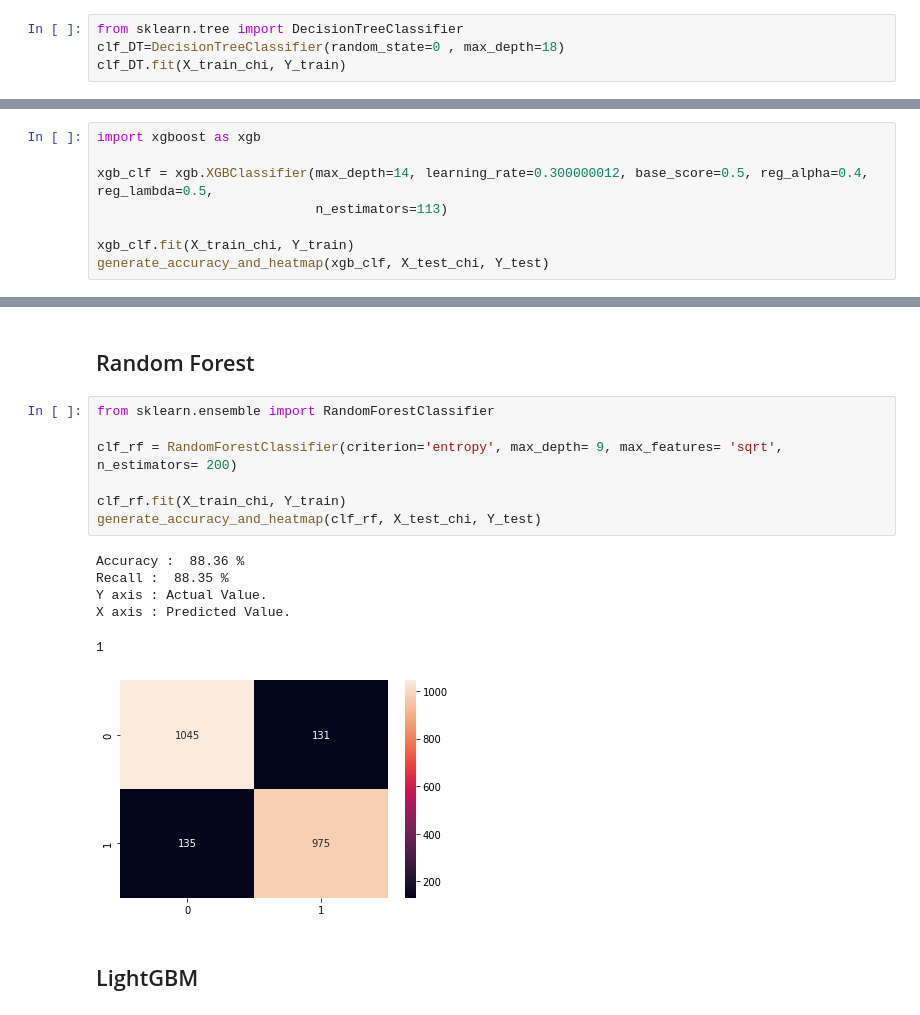
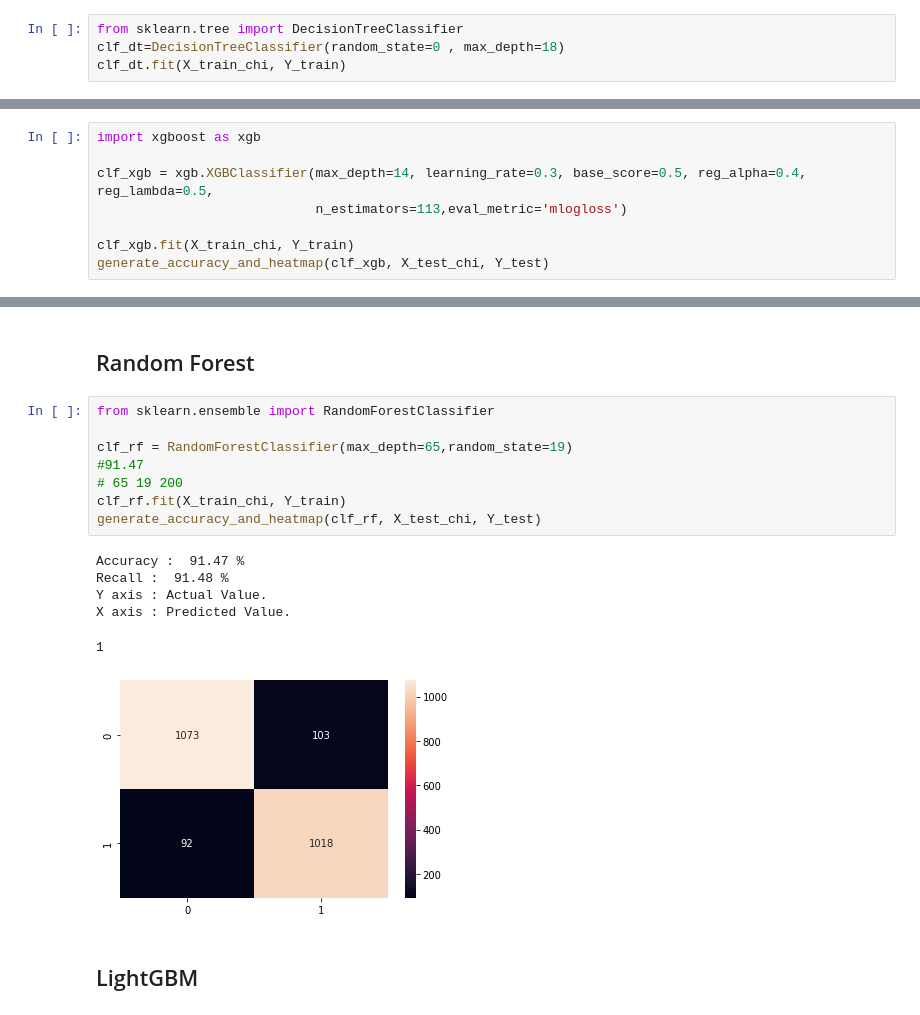
Before and after one commit to devsec-ansh/Phishing-Scam-Detection-Using-Ensemble-Machine-Learning-and-NLP, a Jupyter notebook: Phishing Detection Using ML/Phishing Detection Model Training.ipynb, the cells around one changed output, grey strips where cells are left out. Saved outputs shown, nothing was run; the diff lists cells and outputs as text.

```diff
--- a/Phishing Detection Using ML/Phishing Detection Model Training.ipynb
+++ b/Phishing Detection Using ML/Phishing Detection Model Training.ipynb
@@ -182,8 +182,8 @@ from sklearn import metrics
 ## Decision Tree Classifier
 # %%
 from sklearn.tree import DecisionTreeClassifier
-clf_DT=DecisionTreeClassifier(random_state=0 , max_depth=18)
-clf_DT.fit(X_train_chi, Y_train)
+clf_dt=DecisionTreeClassifier(random_state=0 , max_depth=18)
+clf_dt.fit(X_train_chi, Y_train)
 # %% [output]
 DecisionTreeClassifier(max_depth=18, random_state=0)
 # %%
@@ -313,9 +313,9 @@ X axis : Predicted Value.
 # %%
 import xgboost as xgb
 
-xgb_clf = xgb.XGBClassifier(max_depth=14, learning_rate=0.300000012, base_score=0.5, reg_alpha=0.4, reg_lambda=0.5,
-                            n_estimators=113)
+clf_xgb = xgb.XGBClassifier(max_depth=14, learning_rate=0.3, base_score=0.5, reg_alpha=0.4, reg_lambda=0.5,
+                            n_estimators=113,eval_metric='mlogloss')
 
-xgb_clf.fit(X_train_chi, Y_train)
-generate_accuracy_and_heatmap(xgb_clf, X_test_chi, Y_test)
+clf_xgb.fit(X_train_chi, Y_train)
+generate_accuracy_and_heatmap(clf_xgb, X_test_chi, Y_test)
 # %% [output]
@@ -350,17 +362,18 @@ X axis : Predicted Value.
 # %%
 from sklearn.ensemble import RandomForestClassifier
 
-clf_rf = RandomForestClassifier(criterion='entropy', max_depth= 9, max_features= 'sqrt', n_estimators= 200)
-
+clf_rf = RandomForestClassifier(max_depth=65,random_state=19)
+#91.47
+# 65 19 200
 clf_rf.fit(X_train_chi, Y_train)
 generate_accuracy_and_heatmap(clf_rf, X_test_chi, Y_test)
 # %% [output]
-Accuracy :  88.36 %
-Recall :  88.35 %
+Accuracy :  91.47 %
+Recall :  91.48 %
 Y axis : Actual Value.
 X axis : Predicted Value.
 1
-[figure, old version]
+[figure, new version]
 # %% [markdown]
 ## LightGBM
 # %%
```
Also changed, not shown: parts of 14 cells of this notebook.
